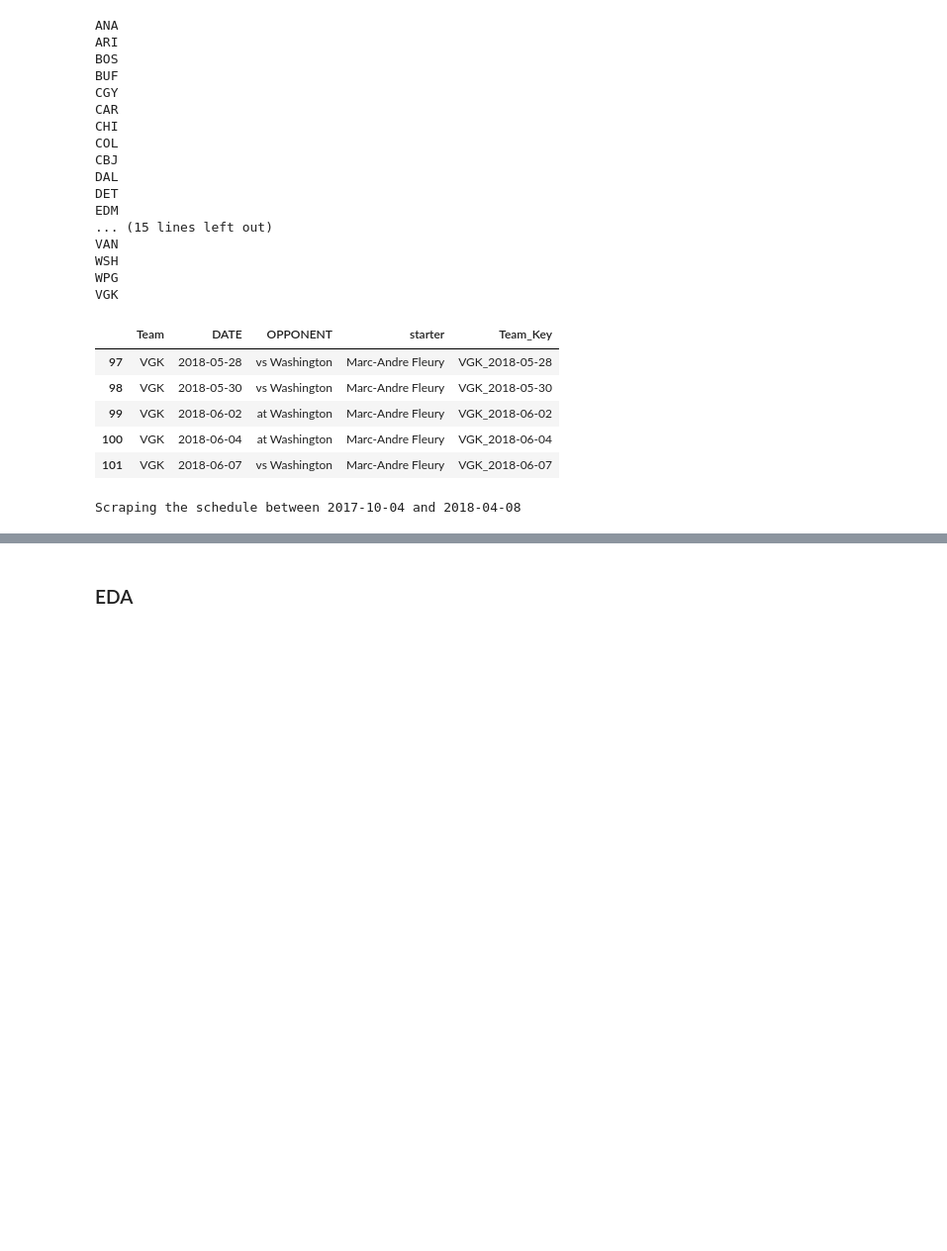
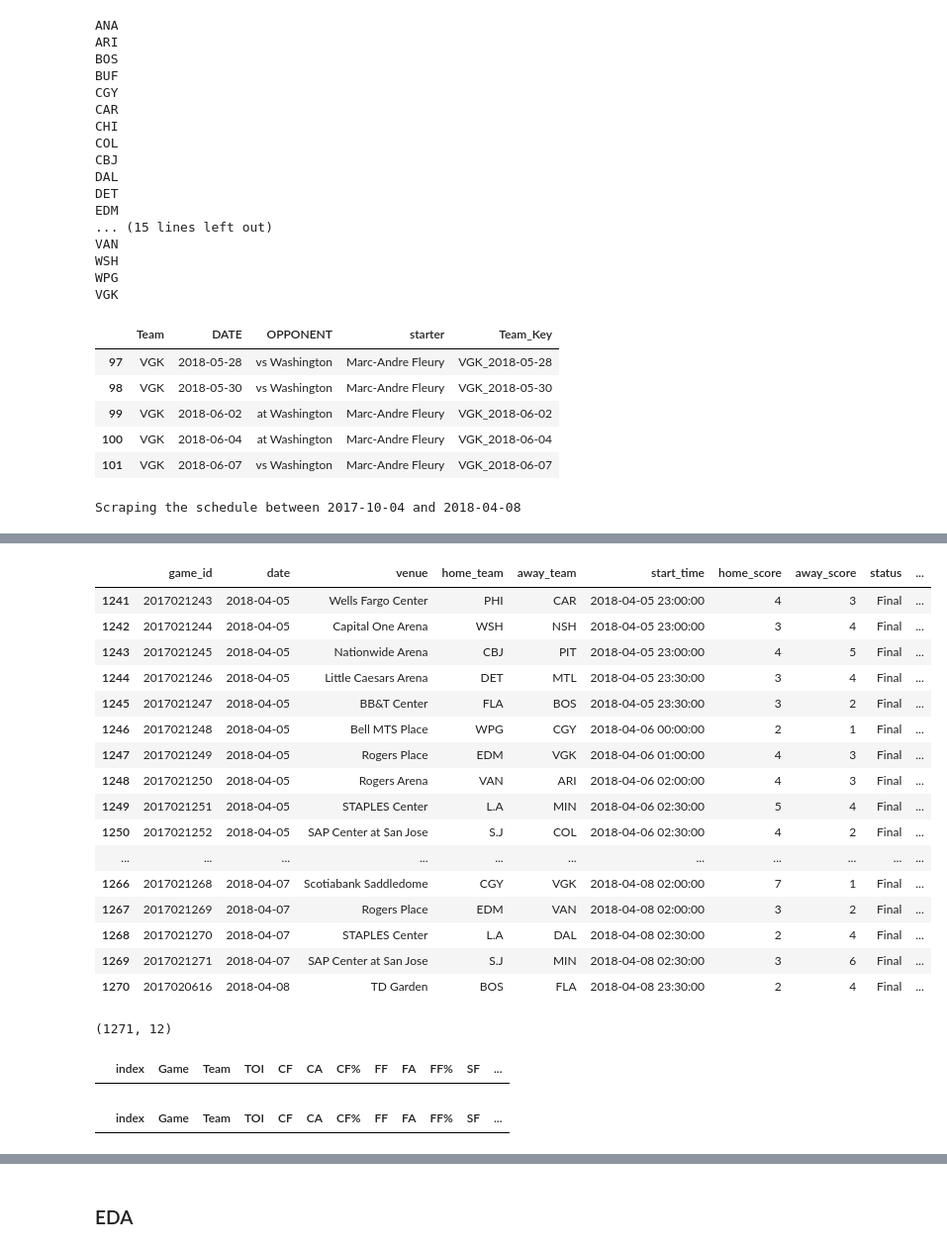
Before and after one commit to gschwaeb/NHL_Game_Prediction, a Jupyter notebook: data_collecting_but_cleaner.ipynb, the cells around one changed output, grey strips where cells are left out. Shown: that part at 99% size. Drawn from its saved outputs; the diff is of its cells as text; code cells hidden in the pictures; blank space fills up the shorter version.

```diff
--- a/data_collecting_but_cleaner.ipynb
+++ b/data_collecting_but_cleaner.ipynb
@@ -240,9 +243,10 @@ def get_game_results(season_start, season_end):
     sched_df['Away_Team_Key'] = sched_df['away_team'].astype(str)+'_'+sched_df['date'].astype(str)
     return sched_df
 # %%
-def merge_starters_and_features(game_results_df, starters_df, features_df, feature_columns):
-    df = game_results_df.merge(starters_df[['Team_Key', 'starter']], left_on = 'Home_Team_Key', right_on = 'Team_Key', how = 'left').rename(columns ={'starter':'home_starter'}).drop(columns = 'Team_Key')
-    df = df.merge(starters_df[['Team_Key', 'starter']], left_on = 'Away_Team_Key', right_on = 'Team_Key', how = 'left').rename(columns ={'starter':'away_starter'}).drop(columns = 'Team_Key')
+def merge_starters_and_features(game_results_df, goalies_df, features_df, feature_columns):
+    goalies_df = goalies_df[goalies_df['TOI'] >=28]
+    df = game_results_df.merge(goalies_df[goalie_feature_columns].add_prefix('home_'), left_on = 'Home_Team_Key', right_on = 'home_Team_Key', how = 'left').rename(columns ={'home_Name':'home_goalie'}).drop(columns = 'home_Team_Key')
+    df = df.merge(goalies_df[goalie_feature_columns].add_prefix('away_'), left_on = 'Away_Team_Key', right_on = 'away_Team_Key', how = 'left').rename(columns ={'away_Name':'away_goalie'}).drop(columns = 'away_Team_Key')
     df = df.merge(features_df[feature_columns].add_prefix('home_'), left_on = 'Home_Team_Key', right_on = 'home_Team_Key', how = 'left')
     df = df.merge(features_df[feature_columns].add_prefix('away_'), left_on = 'Away_Team_Key', right_on = 'away_Team_Key', how = 'left')
     return df
@@ -303,5 +317,37 @@ Scraping the schedule between 2017-10-04 and 2018-04-08
 # %%
-df_20172018 = merge_starters_and_features(results, starters , features, feature_columns)
+df_20172018 = merge_starters_and_features(results, goalie_features_df, features, feature_columns)
+# %%
+df_20172018.tail(30)
+# %% [output]
+|  | game_id | date | venue | home_team | away_team | start_time | home_score | away_score | status | ... |
+| 1241 | 2017021243 | 2018-04-05 | Wells Fargo Center | PHI | CAR | 2018-04-05 23:00:00 | 4 | 3 | Final | ... |
+| 1242 | 2017021244 | 2018-04-05 | Capital One Arena | WSH | NSH | 2018-04-05 23:00:00 | 3 | 4 | Final | ... |
+| 1243 | 2017021245 | 2018-04-05 | Nationwide Arena | CBJ | PIT | 2018-04-05 23:00:00 | 4 | 5 | Final | ... |
+| 1244 | 2017021246 | 2018-04-05 | Little Caesars Arena | DET | MTL | 2018-04-05 23:30:00 | 3 | 4 | Final | ... |
+| 1245 | 2017021247 | 2018-04-05 | BB&T Center | FLA | BOS | 2018-04-05 23:30:00 | 3 | 2 | Final | ... |
+| 1246 | 2017021248 | 2018-04-05 | Bell MTS Place | WPG | CGY | 2018-04-06 00:00:00 | 2 | 1 | Final | ... |
+| 1247 | 2017021249 | 2018-04-05 | Rogers Place | EDM | VGK | 2018-04-06 01:00:00 | 4 | 3 | Final | ... |
+| 1248 | 2017021250 | 2018-04-05 | Rogers Arena | VAN | ARI | 2018-04-06 02:00:00 | 4 | 3 | Final | ... |
+| 1249 | 2017021251 | 2018-04-05 | STAPLES Center | L.A | MIN | 2018-04-06 02:30:00 | 5 | 4 | Final | ... |
+| 1250 | 2017021252 | 2018-04-05 | SAP Center at San Jose | S.J | COL | 2018-04-06 02:30:00 | 4 | 2 | Final | ... |
+| ... | ... | ... | ... | ... | ... | ... | ... | ... | ... | ... |
+| 1266 | 2017021268 | 2018-04-07 | Scotiabank Saddledome | CGY | VGK | 2018-04-08 02:00:00 | 7 | 1 | Final | ... |
+| 1267 | 2017021269 | 2018-04-07 | Rogers Place | EDM | VAN | 2018-04-08 02:00:00 | 3 | 2 | Final | ... |
+| 1268 | 2017021270 | 2018-04-07 | STAPLES Center | L.A | DAL | 2018-04-08 02:30:00 | 2 | 4 | Final | ... |
+| 1269 | 2017021271 | 2018-04-07 | SAP Center at San Jose | S.J | MIN | 2018-04-08 02:30:00 | 3 | 6 | Final | ... |
+| 1270 | 2017020616 | 2018-04-08 | TD Garden | BOS | FLA | 2018-04-08 23:30:00 | 2 | 4 | Final | ... |
+# %%
+results.shape
+# %% [output]
+(1271, 12)
+# %%
+goalie_features_df[goalie_features_df['Team_Key'] == 'FLA_2018-04-08']
+# %% [output]
+|  | index | Game | Team | TOI | CF | CA | CF% | FF | FA | FF% | SF | ... |
+# %%
+all_goalies_c[all_goalies_c['Team_Key'] == 'FLA_2018-04-08']
+# %% [output]
+|  | index | Game | Team | TOI | CF | CA | CF% | FF | FA | FF% | SF | ... |
 # %%
 df_20172018.isna().sum()
 # %% [output]
```
Also changed, not shown: parts of 108 cells of this notebook, 1 other file.
